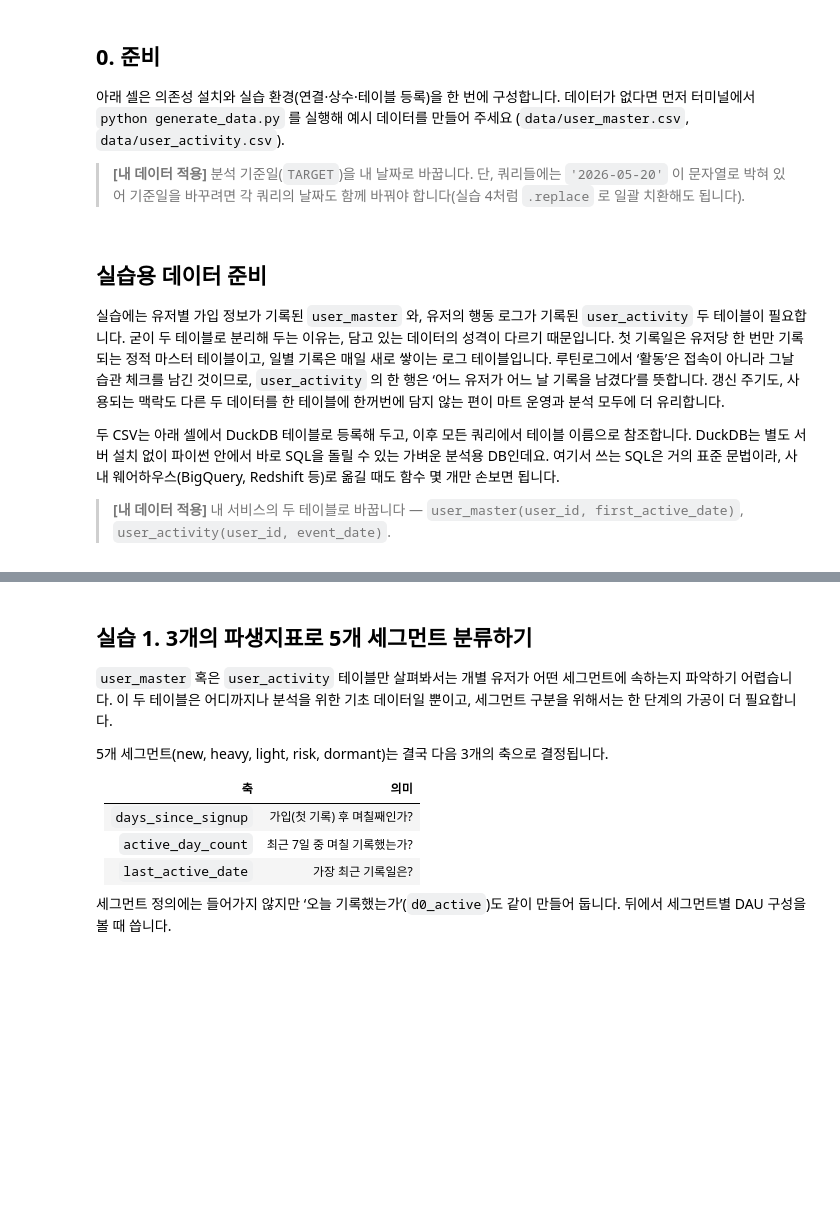
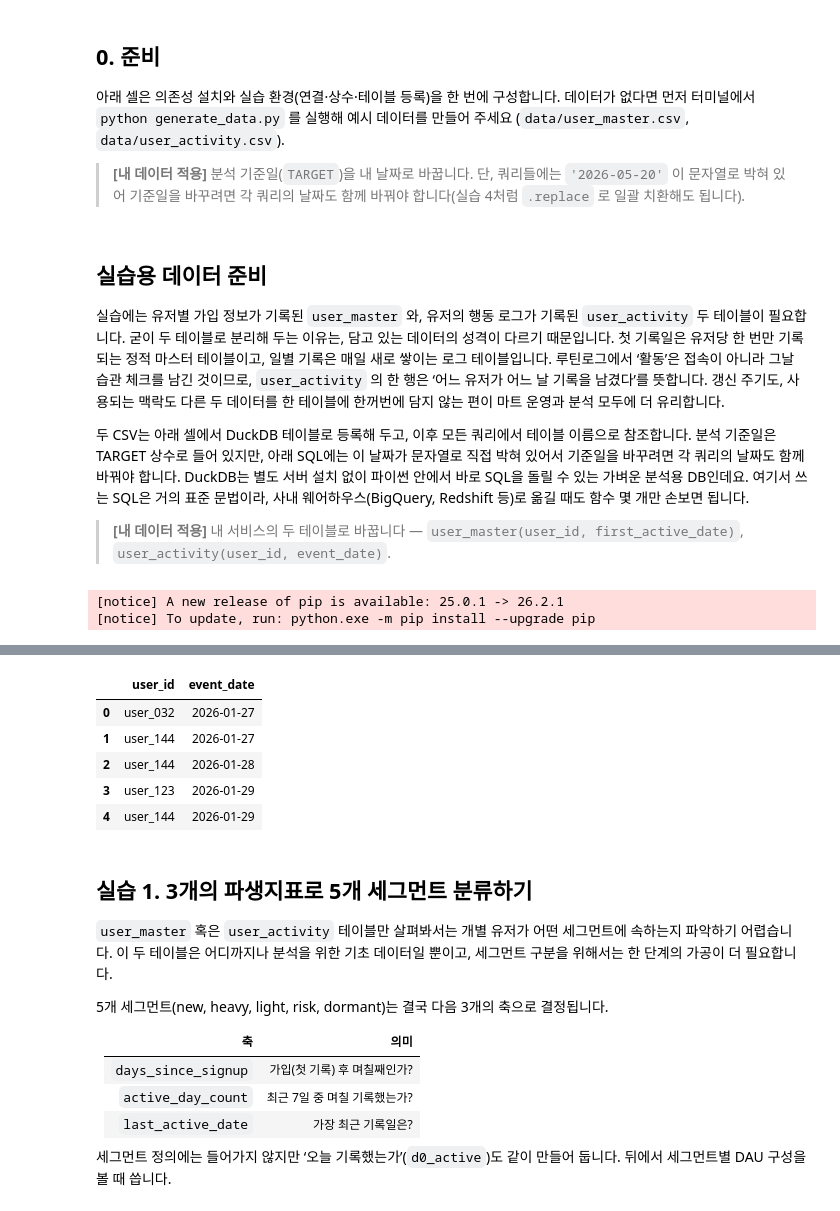
Before and after one commit to duilee/data_analysis_101, a Jupyter notebook: 01_DAU_차트를_봐서는_DAU를_올릴_수_없다/dau_segment.ipynb, the cells around one changed output, grey strips where cells are left out. Drawn from its saved outputs; the diff is of its cells as text; code cells hidden in the pictures; blank space fills up the shorter version.

```diff
--- a/01_DAU_차트를_봐서는_DAU를_올릴_수_없다/dau_segment.ipynb
+++ b/01_DAU_차트를_봐서는_DAU를_올릴_수_없다/dau_segment.ipynb
@@ -42,7 +42,8 @@ DAU 한 줄짜리 그래프로는 신규 유저의 안착도, 헤비 유저의
 다른 두 데이터를 한 테이블에 한꺼번에 담지 않는 편이 마트 운영과 분석 모두에 더 유리합니다.
 
 두 CSV는 아래 셀에서 DuckDB 테이블로 등록해 두고, 이후 모든 쿼리에서 테이블 이름으로
-참조합니다. DuckDB는 별도 서버 설치 없이 파이썬 안에서 바로 SQL을 돌릴 수 있는 가벼운
+참조합니다. 분석 기준일은 TARGET 상수로 들어 있지만, 아래 SQL에는 이 날짜가 문자열로
+직접 박혀 있어서 기준일을 바꾸려면 각 쿼리의 날짜도 함께 바꿔야 합니다. DuckDB는 별도 서버 설치 없이 파이썬 안에서 바로 SQL을 돌릴 수 있는 가벼운
 분석용 DB인데요. 여기서 쓰는 SQL은 거의 표준 문법이라, 사내 웨어하우스(BigQuery,
 Redshift 등)로 옮길 때도 함수 몇 개만 손보면 됩니다.
 
@@ -59,9 +60,13 @@ import matplotlib.pyplot as plt
 
 con = duckdb.connect()   # 인메모리 연결 하나를 노트북 전체에서 재사용
 SEG_ORDER = ["new", "heavy", "light", "risk", "dormant"]
-TARGET = "2026-05-20"    # 분석 기준일(아래 SQL에는 이 날짜가 문자열로 직접 박혀 있어서, 기준일을 바꾸려면 각 쿼리의 날짜도 함께 바꿔야 함)
+TARGET = "2026-05-20"    # 분석 기준일
 
-# CSV 두 개를 테이블로 한 번만 등록 — 이후 쿼리는 user_master / user_activity 로 참조
-con.execute("CREATE TABLE user_master   AS SELECT * FROM read_csv_auto('data/user_master.csv')")
-con.execute("CREATE TABLE user_activity AS SELECT * FROM read_csv_auto('data/user_activity.csv')")
+# CSV 두 개를 테이블로 한 번만 등록 — 이후 쿼리는 테이블 이름으로 참조
+for t in ["user_master", "user_activity"]:
+    q = f"CREATE TABLE {t} AS SELECT * FROM read_csv_auto('data/{t}.csv')"
+    con.execute(q)
 con.execute("SELECT * FROM user_activity").df().head()
+# %% [output]
+[notice] A new release of pip is available: 25.0.1 -> 26.2.1
+[notice] To update, run: python.exe -m pip install --upgrade pip
@@ -68,3 +74,9 @@ con.execute("SELECT * FROM user_activity").df().head()
+|  | user_id | event_date |
+| 0 | user_032 | 2026-01-27 |
+| 1 | user_144 | 2026-01-27 |
+| 2 | user_144 | 2026-01-28 |
+| 3 | user_123 | 2026-01-29 |
+| 4 | user_144 | 2026-01-29 |
 # %% [markdown]
 ## 실습 1. 3개의 파생지표로 5개 세그먼트 분류하기
 
```
Also changed, not shown: parts of 13 cells of this notebook, 3 other files.
